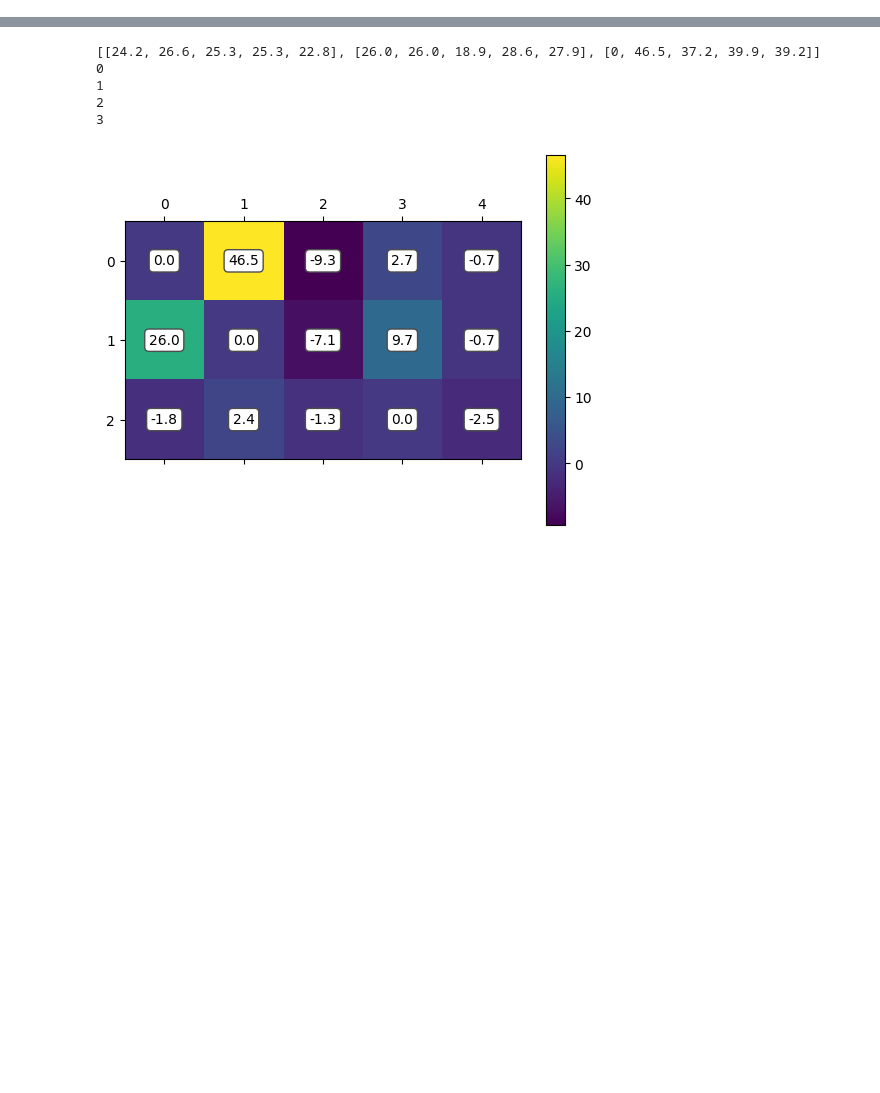
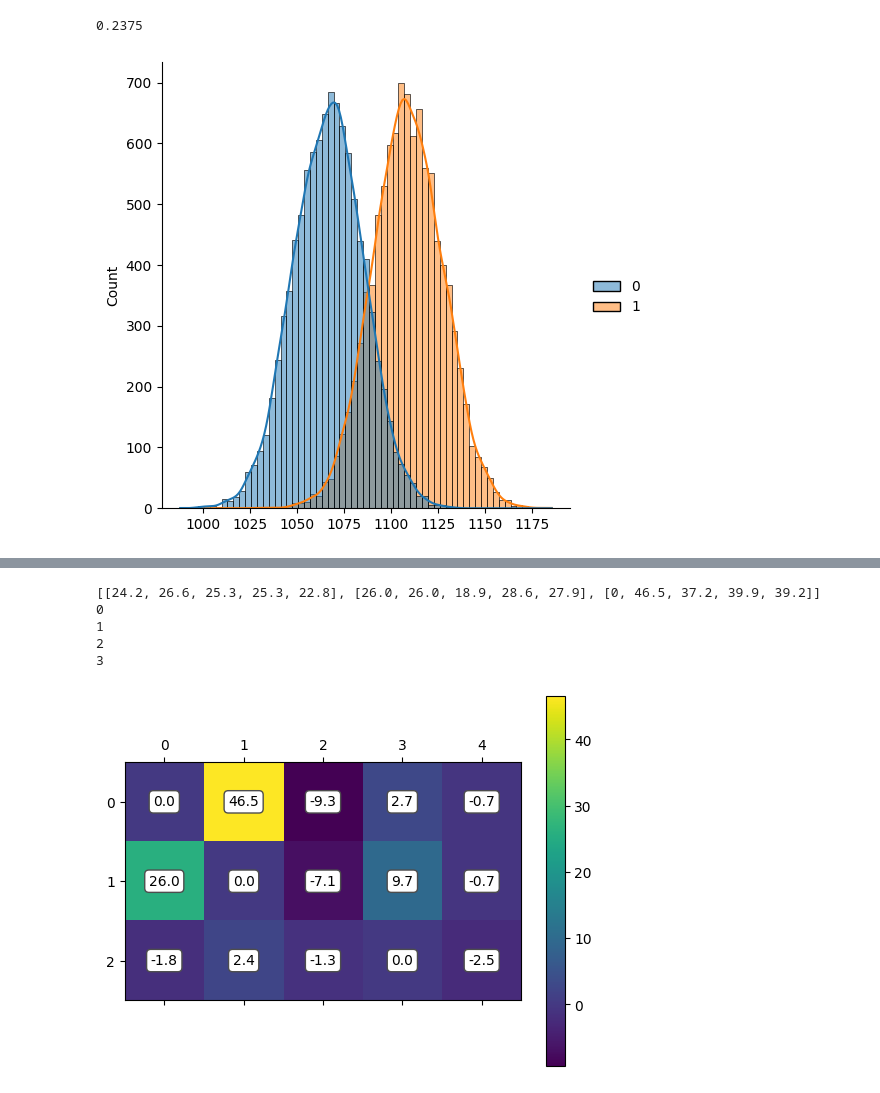
Before and after one commit to 26102022/shemes, a Jupyter notebook: Untitled.ipynb, the cells around one changed output, grey strips where cells are left out. Cells and saved outputs as stored; diff of their text form; code cells hidden in the pictures; blank space fills up the shorter version.

```diff
--- a/Untitled.ipynb
+++ b/Untitled.ipynb
@@ -82,2 +68,31 @@ print(len(c1)/len((a)))
+# %%
+list1=[]
+list2=[]
+for i in range(10**4):
+    list2.append(round(random.gauss(109,3.5),1))
+for i in range(10**4):
+    list1.append(round(random.gauss(67,3.2),1))
+for i in range(len(list1)):
+    list1[i]=list1[i]+round(random.gauss(1000,18.5),1)
+    list2[i]=list2[i]+round(random.gauss(1000,18.5),1)
+x=[list1,list2]
+sns.displot(x,kde= True)
+a = list1
+b = list2
+
+c = []
+
+for item in a:
+    if item not in c:
+        a_item = a.count(item)
+        b_item = b.count(item)
+        min_count = min(a_item, b_item)
+        # c += [item] * min_count
+        for i in range(min_count):
+            c.append(item)
+len(c)/len(list1)
+# %% [output]
+0.2375
+[figure, added]
 # %%
 wels=[]
```
Also changed, not shown: parts of 16 cells of this notebook, 3 other files.
